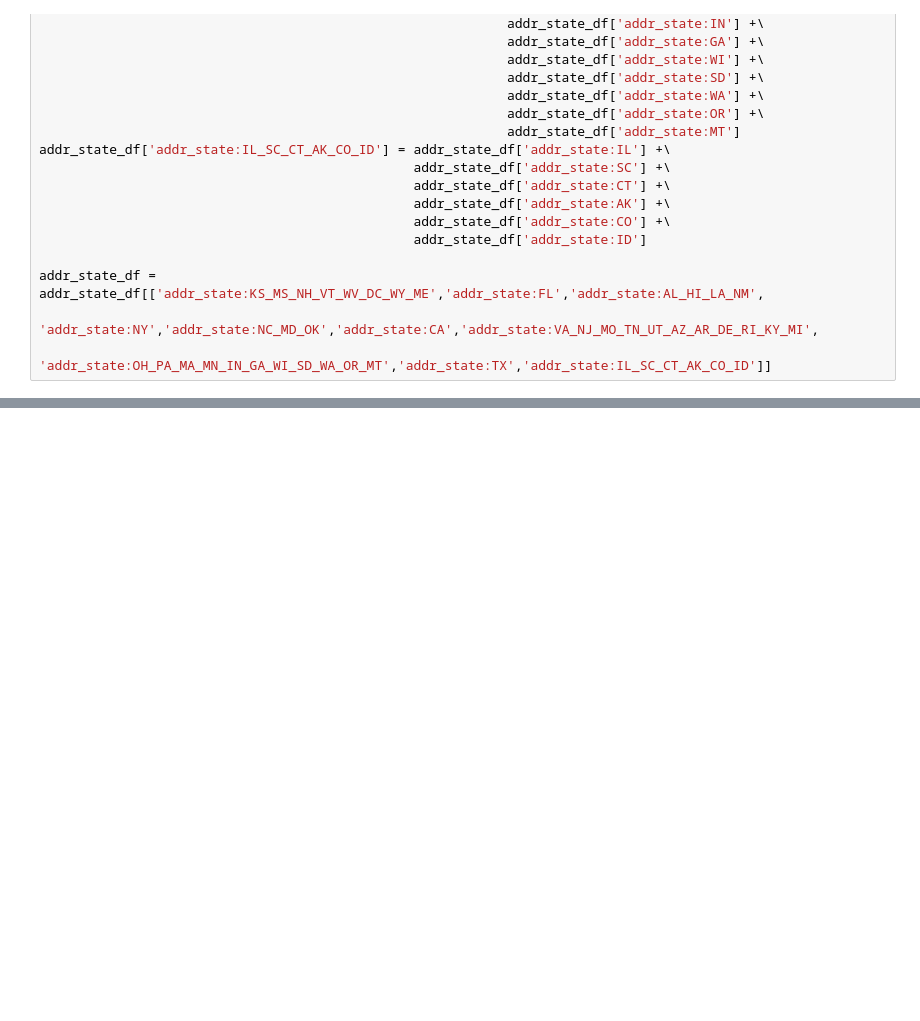
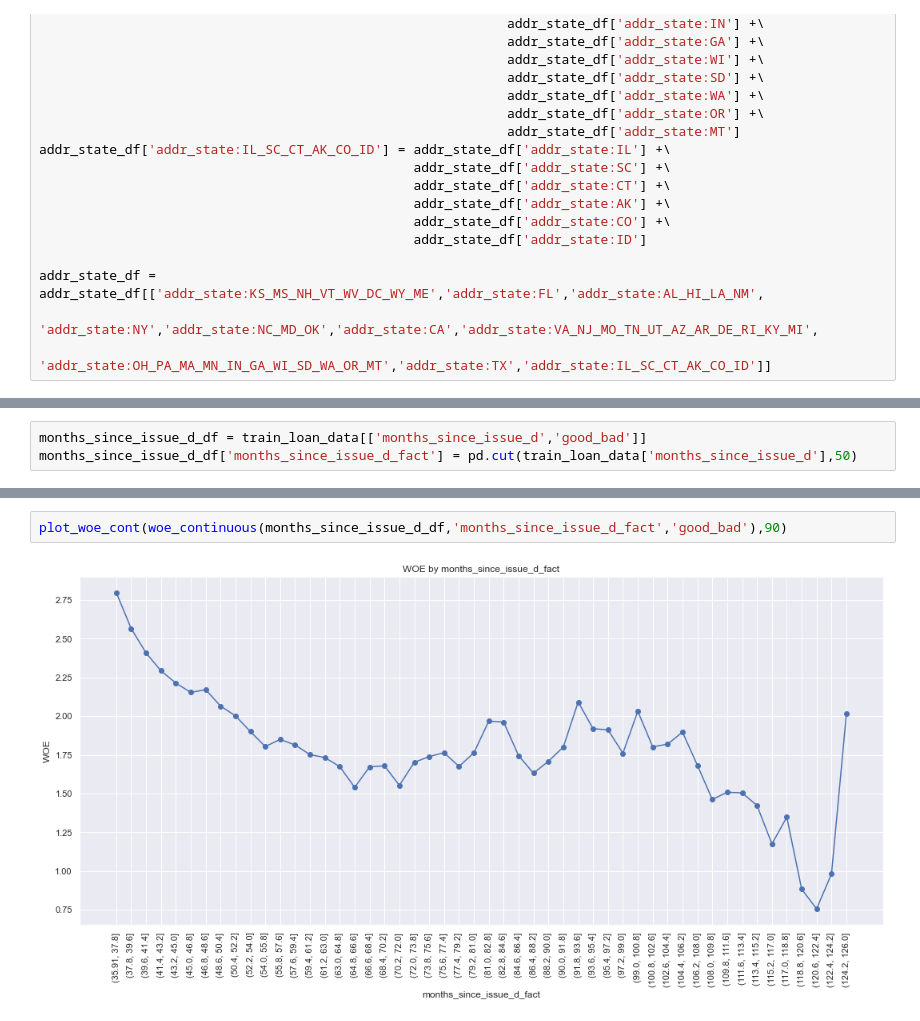
Before and after one commit to AnujMittal07/Credit-Risk-Modelling, a Jupyter notebook: self.ipynb, the cells around one changed output, grey strips where cells are left out. Cells and saved outputs as stored; diff of their text form; blank space fills up the shorter version.

```diff
--- a/self.ipynb
+++ b/self.ipynb
@@ -327,0 +447,3 @@ train_loan_data_discrete.shape
+# %%
+months_since_issue_d_df = train_loan_data[['months_since_issue_d','good_bad']]
+months_since_issue_d_df['months_since_issue_d_fact'] = pd.cut(train_loan_data['months_since_issue_d'],50)
@@ -327,0 +470,4 @@ train_loan_data_discrete.shape
+# %%
+plot_woe_cont(woe_continuous(months_since_issue_d_df,'months_since_issue_d_fact','good_bad'),90)
+# %% [output]
+[figure, added]
```
Also changed, not shown: parts of 63 cells of this notebook, 1 other file.
